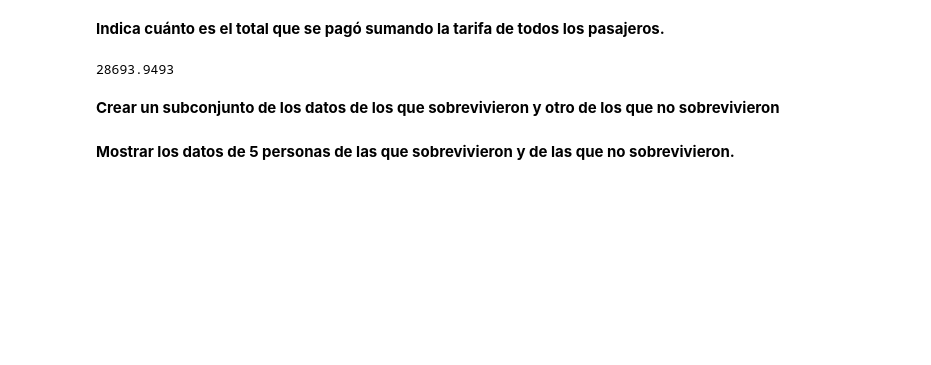
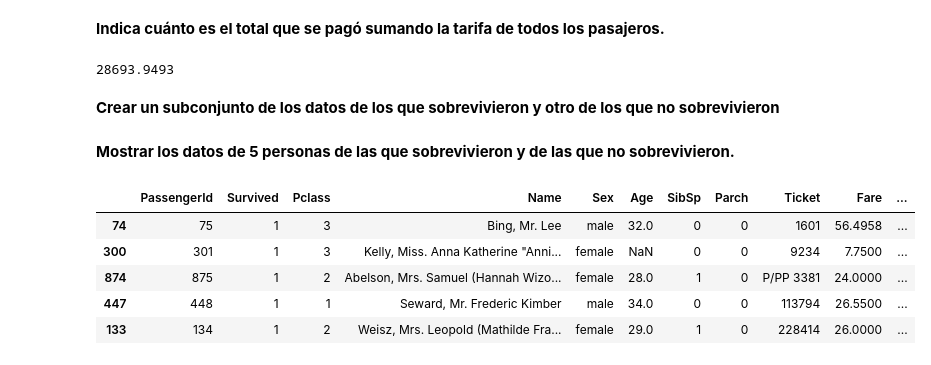
Before and after one commit to renatauribes/hello-world, a Jupyter notebook: ActividadFormativa_Equipo02.ipynb, the cells around one changed output. Saved outputs shown, nothing was run; the diff lists cells and outputs as text; code cells hidden in the pictures; blank space fills up the shorter version.

```diff
--- a/ActividadFormativa_Equipo02.ipynb
+++ b/ActividadFormativa_Equipo02.ipynb
@@ -159,5 +282,17 @@ fare.sum()
 28693.9493
 # %% [markdown]
 **Crear un subconjunto de los datos de los que sobrevivieron y otro de los que no sobrevivieron**
+# %%
+s = df[df.Survived==1] #Sobrevivieron
+ns = df[df.Survived==0] #No Sobrevivieron
 # %% [markdown]
 **Mostrar los datos de 5 personas de las que sobrevivieron y de las que no sobrevivieron.**
+# %%
+s.sample(5)
+# %% [output]
+|  | PassengerId | Survived | Pclass | Name | Sex | Age | SibSp | Parch | Ticket | Fare | ... |
+| 74 | 75 | 1 | 3 | Bing, Mr. Lee | male | 32.0 | 0 | 0 | 1601 | 56.4958 | ... |
+| 300 | 301 | 1 | 3 | Kelly, Miss. Anna Katherine "Anni... | female | NaN | 0 | 0 | 9234 | 7.7500 | ... |
+| 874 | 875 | 1 | 2 | Abelson, Mrs. Samuel (Hannah Wizo... | female | 28.0 | 1 | 0 | P/PP 3381 | 24.0000 | ... |
+| 447 | 448 | 1 | 1 | Seward, Mr. Frederic Kimber | male | 34.0 | 0 | 0 | 113794 | 26.5500 | ... |
+| 133 | 134 | 1 | 2 | Weisz, Mrs. Leopold (Mathilde Fra... | female | 29.0 | 1 | 0 | 228414 | 26.0000 | ... |
```
Also changed, not shown: parts of 24 cells of this notebook.
